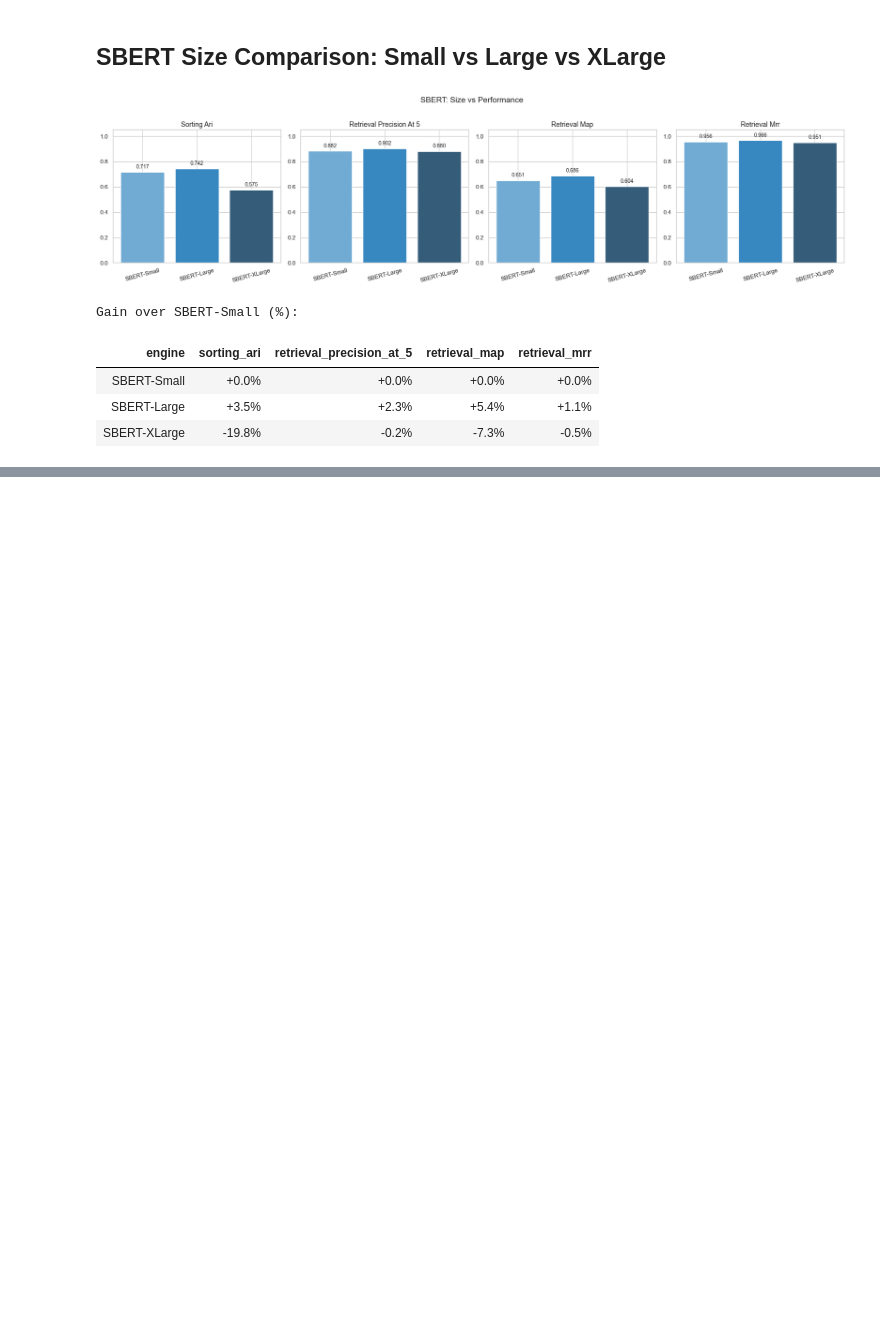
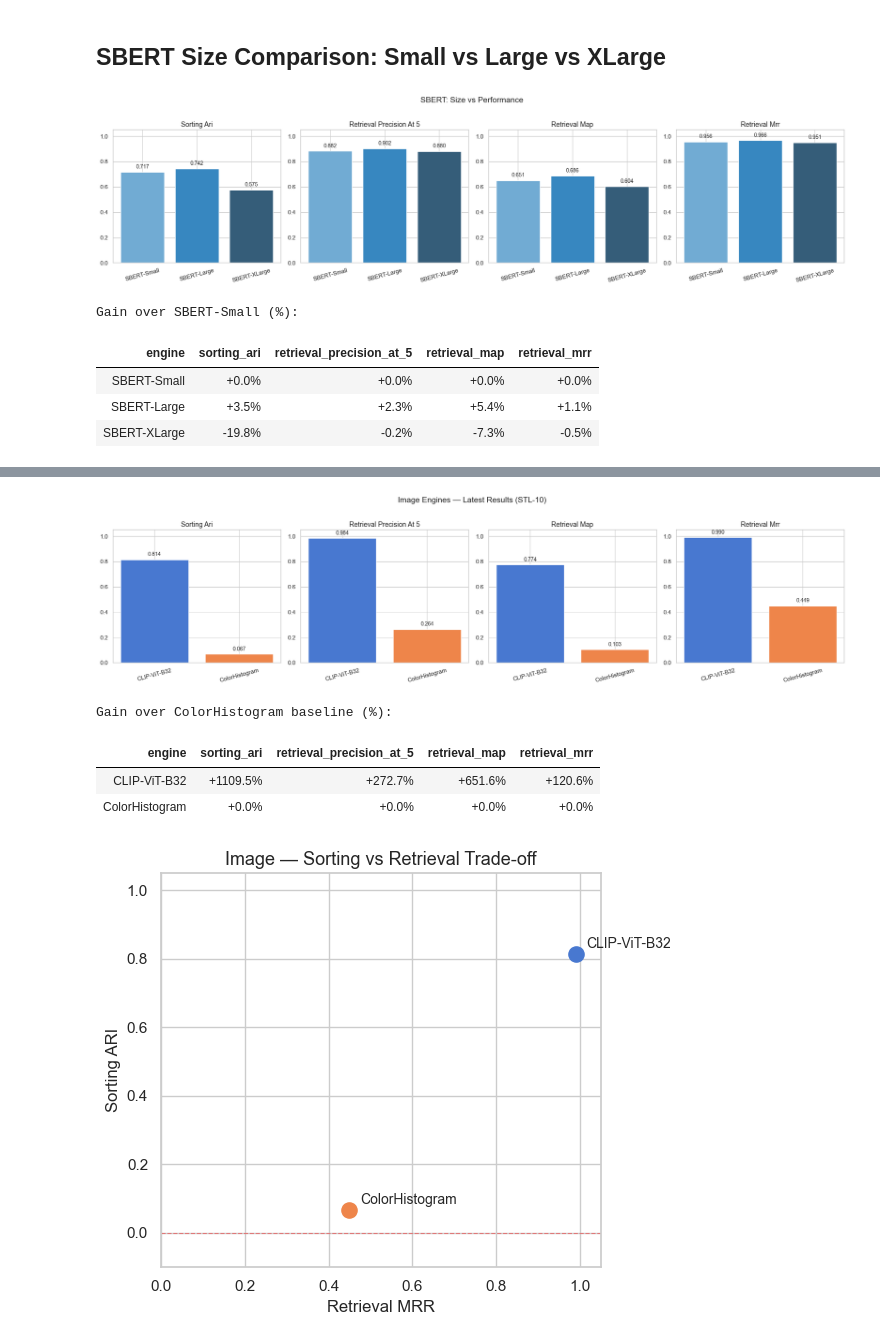
Before and after one commit to Aeslo/FileManager, a Jupyter notebook: research/analysis.ipynb, the cells around one changed output, grey strips where cells are left out. Cells and saved outputs as stored; diff of their text form; code cells hidden in the pictures; blank space fills up the shorter version.

Commit message:
feat: add image colorhistorgram baseline and openai pretrained clip

```diff
--- a/research/analysis.ipynb
+++ b/research/analysis.ipynb
@@ -35,7 +35,13 @@ for entry in raw:
     }
     rows.append(row)
 
-df = pd.DataFrame(rows)
-print(f"Total runs: {len(df)}")
+all_df = pd.DataFrame(rows)
+
+# Split by modality - existing sections operate on text only
+text_df = all_df[all_df['modality'] == 'text'].copy()
+image_df = all_df[all_df['modality'] == 'image'].copy()
+
+df = text_df  # used by all sections below
+print(f"Total runs: {len(all_df)}  (text: {len(text_df)} | image: {len(image_df)})")
 df
 # %% [output]
@@ -229,0 +243,58 @@ Gain over SBERT-Small (%):
+# %%
+if image_df.empty:
+    print("No image results yet - run src/evaluation/run_image_baseline.py first.")
+else:
+    img_fixed_cols = {'date', 'engine', 'modality', 'dataset'}
+    img_metric_cols = [c for c in image_df.columns if c not in img_fixed_cols]
+    img_latest = image_df.sort_values('date').groupby('engine').last().reset_index()
+
+    # Bar chart per metric
+    fig, axes = plt.subplots(1, len(img_metric_cols), figsize=(5 * len(img_metric_cols), 5))
+    if len(img_metric_cols) == 1:
+        axes = [axes]
+
+    palette = sns.color_palette('muted', len(img_latest))
+    for ax, metric in zip(axes, img_metric_cols):
+        bars = ax.bar(img_latest['engine'], img_latest[metric], color=palette)
+        ax.set_title(metric.replace('_', ' ').title(), fontsize=13)
+        ax.set_ylim(0, 1.05)
+        ax.tick_params(axis='x', rotation=15)
+        for bar, val in zip(bars, img_latest[metric]):
+            ax.text(bar.get_x() + bar.get_width() / 2, bar.get_height() + 0.02,
+                    f'{val:.3f}', ha='center', va='bottom', fontsize=10)
+
+    fig.suptitle('Image Engines - Latest Results (STL-10)', fontsize=15, y=1.02)
+    plt.tight_layout()
+    plt.show()
+
+    # Gain table: CLIP vs ColorHistogram baseline
+    if 'ColorHistogram' in img_latest['engine'].values and len(img_latest) > 1:
+        print("\nGain over ColorHistogram baseline (%):")
+        base = img_latest[img_latest['engine'] == 'ColorHistogram'][img_metric_cols].values[0]
+        gain_df = img_latest[['engine']].copy().reset_index(drop=True)
+        for i, metric in enumerate(img_metric_cols):
+            gain_df[metric] = (img_latest[metric].values - base[i]) / abs(base[i]) * 100
+        display(gain_df.style.format({m: '{:+.1f}%' for m in img_metric_cols}).hide(axis='index'))
+
+    # Sorting vs Retrieval scatter
+    if 'sorting_ari' in img_metric_cols and 'retrieval_mrr' in img_metric_cols:
+        fig, ax = plt.subplots(figsize=(6, 5))
+        for _, row in img_latest.iterrows():
+            ax.scatter(row['retrieval_mrr'], row['sorting_ari'], s=120, zorder=5)
+            ax.annotate(row['engine'], (row['retrieval_mrr'], row['sorting_ari']),
+                        textcoords='offset points', xytext=(8, 4), fontsize=10)
+        ax.set_xlabel('Retrieval MRR', fontsize=12)
+        ax.set_ylabel('Sorting ARI', fontsize=12)
+        ax.set_xlim(0, 1.05)
+        ax.set_ylim(-0.1, 1.05)
+        ax.set_title('Image - Sorting vs Retrieval Trade-off', fontsize=13)
+        ax.axhline(0, color='red', linewidth=0.8, linestyle='--', alpha=0.4)
+        plt.tight_layout()
+        plt.show()
+# %% [output]
+[figure, added]
+Gain over ColorHistogram baseline (%):
+| engine | sorting_ari | retrieval_precision_at_5 | retrieval_map | retrieval_mrr |
+| CLIP-ViT-B32 | +1109.5% | +272.7% | +651.6% | +120.6% |
+| ColorHistogram | +0.0% | +0.0% | +0.0% | +0.0% |
+[figure, added]
```
Also changed, not shown: parts of 2 cells of this notebook, 8 other files.
